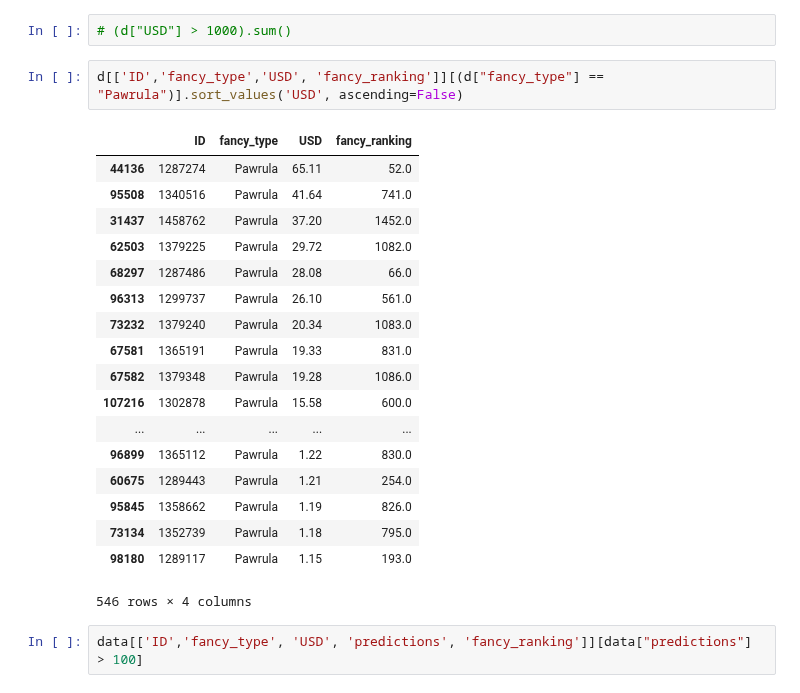
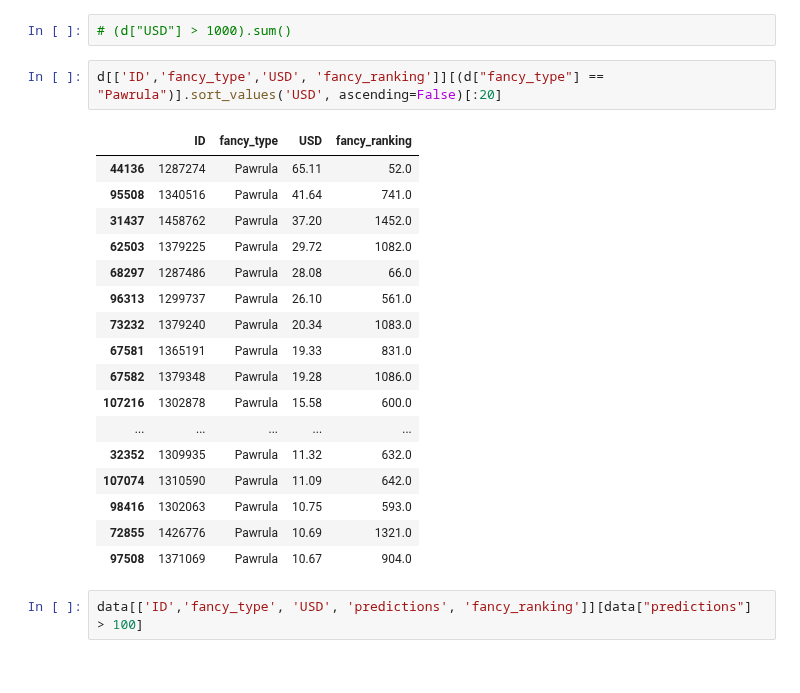
Before and after one commit to DylanBedetti/Trading-Cryptokitties, a Jupyter notebook: Email/Analyse Predictions.ipynb, the cells around one changed output. Cells and saved outputs as stored; diff of their text form.

```diff
--- a/Email/Analyse Predictions.ipynb
+++ b/Email/Analyse Predictions.ipynb
@@ -40,26 +40,25 @@ d.head()
 # %%
 # (d["USD"] > 1000).sum()
 # %%
-d[['ID','fancy_type','USD', 'fancy_ranking']][(d["fancy_type"] == "Pawrula")].sort_values('USD', ascending=False)
+d[['ID','fancy_type','USD', 'fancy_ranking']][(d["fancy_type"] == "Pawrula")].sort_values('USD', ascending=False)[:20]
 # %% [output]
 |  | ID | fancy_type | USD | fancy_ranking |
 | 44136 | 1287274 | Pawrula | 65.11 | 52.0 |
 | 95508 | 1340516 | Pawrula | 41.64 | 741.0 |
 | 31437 | 1458762 | Pawrula | 37.20 | 1452.0 |
 | 62503 | 1379225 | Pawrula | 29.72 | 1082.0 |
 | 68297 | 1287486 | Pawrula | 28.08 | 66.0 |
 | 96313 | 1299737 | Pawrula | 26.10 | 561.0 |
 | 73232 | 1379240 | Pawrula | 20.34 | 1083.0 |
 | 67581 | 1365191 | Pawrula | 19.33 | 831.0 |
 | 67582 | 1379348 | Pawrula | 19.28 | 1086.0 |
 | 107216 | 1302878 | Pawrula | 15.58 | 600.0 |
 | ... | ... | ... | ... | ... |
-| 96899 | 1365112 | Pawrula | 1.22 | 830.0 |
-| 60675 | 1289443 | Pawrula | 1.21 | 254.0 |
-| 95845 | 1358662 | Pawrula | 1.19 | 826.0 |
-| 73134 | 1352739 | Pawrula | 1.18 | 795.0 |
-| 98180 | 1289117 | Pawrula | 1.15 | 193.0 |
+| 32352 | 1309935 | Pawrula | 11.32 | 632.0 |
+| 107074 | 1310590 | Pawrula | 11.09 | 642.0 |
+| 98416 | 1302063 | Pawrula | 10.75 | 593.0 |
+| 72855 | 1426776 | Pawrula | 10.69 | 1321.0 |
+| 97508 | 1371069 | Pawrula | 10.67 | 904.0 |
-546 rows × 4 columns
 # %%
 data[['ID','fancy_type', 'USD', 'predictions', 'fancy_ranking']][data["predictions"] > 100]
 # %% [output]
```
Also changed, not shown: parts of 3 cells of this notebook.
